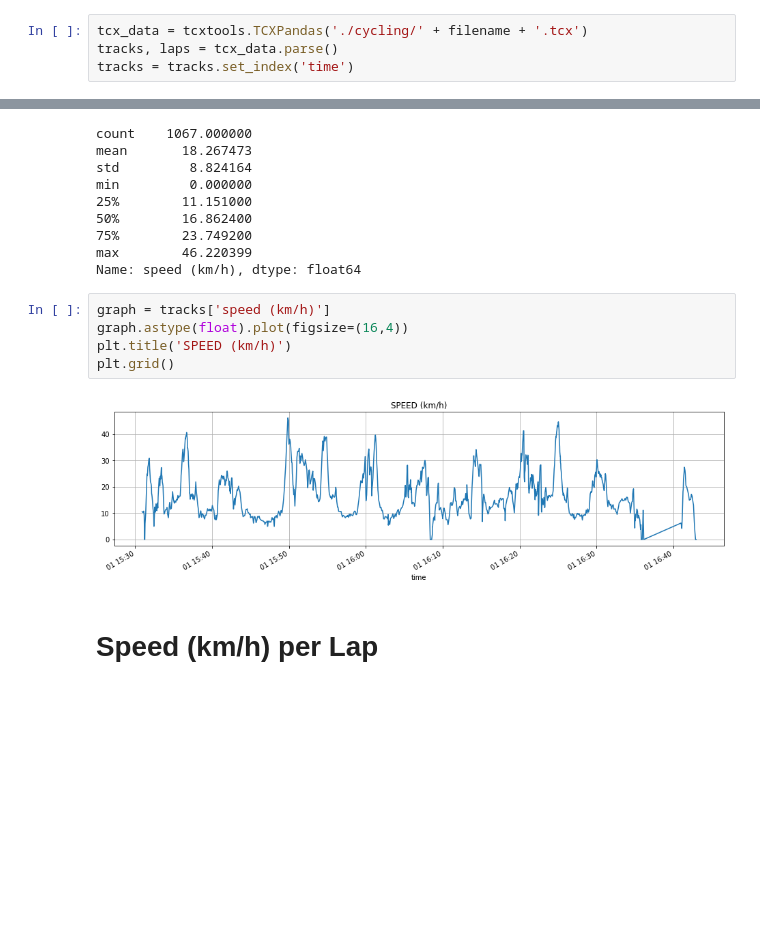
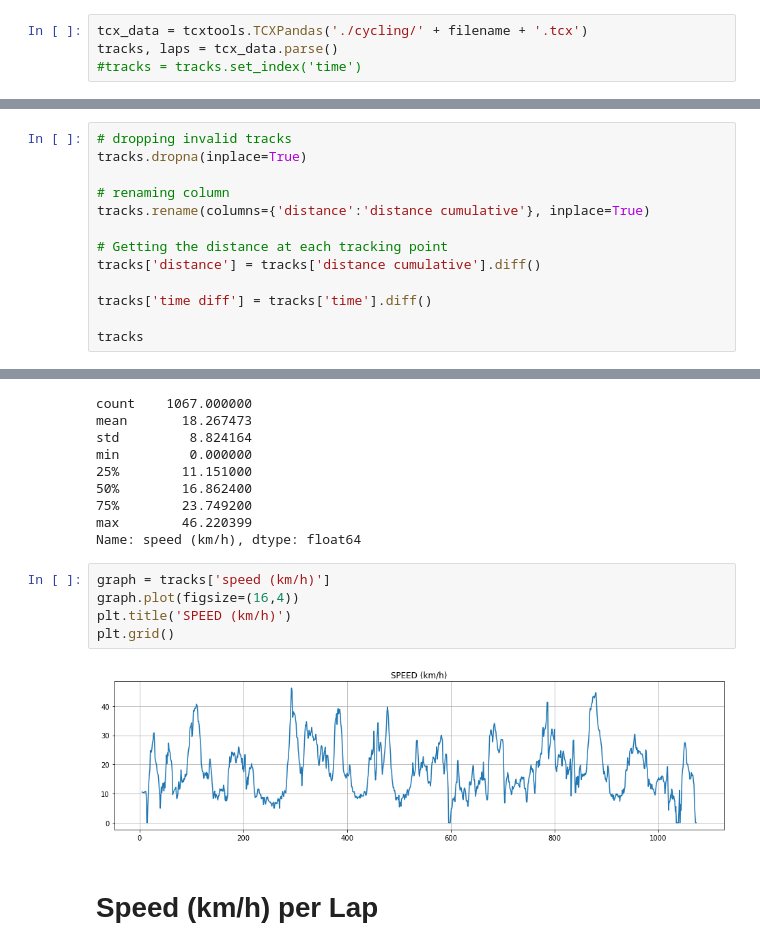
Before and after one commit to albertoivo/garmin-parser, a Jupyter notebook: GarminCyclingReport.ipynb, the cells around one changed output, grey strips where cells are left out. Cells and saved outputs as stored; diff of their text form; blank space fills up the shorter version.

```diff
--- a/GarminCyclingReport.ipynb
+++ b/GarminCyclingReport.ipynb
@@ -19,7 +21,7 @@ filename = 'activity_5173186556'
 # %%
 tcx_data = tcxtools.TCXPandas('./cycling/' + filename + '.tcx')
 tracks, laps = tcx_data.parse()
-tracks = tracks.set_index('time')
+#tracks = tracks.set_index('time')
 # %% [markdown]
 # Reading .CSV file
 # %%
@@ -71,0 +64,13 @@ tracks
+# %%
+# dropping invalid tracks
+tracks.dropna(inplace=True)
+
+# renaming column
+tracks.rename(columns={'distance':'distance cumulative'}, inplace=True)
+
+# Getting the distance at each tracking point
+tracks['distance'] = tracks['distance cumulative'].diff()
+
+tracks['time diff'] = tracks['time'].diff()
+
+tracks
@@ -91,11 +138,11 @@ max        46.220399
 Name: speed (km/h), dtype: float64
 # %%
 graph = tracks['speed (km/h)']
-graph.astype(float).plot(figsize=(16,4))
+graph.plot(figsize=(16,4))
 plt.title('SPEED (km/h)')
 plt.grid()
 # %% [output]
-[figure, old version]
+[figure, new version]
 # %% [markdown]
 # Speed (km/h) per Lap
 # %%
```
Also changed, not shown: parts of 29 cells of this notebook, 11 other files.
